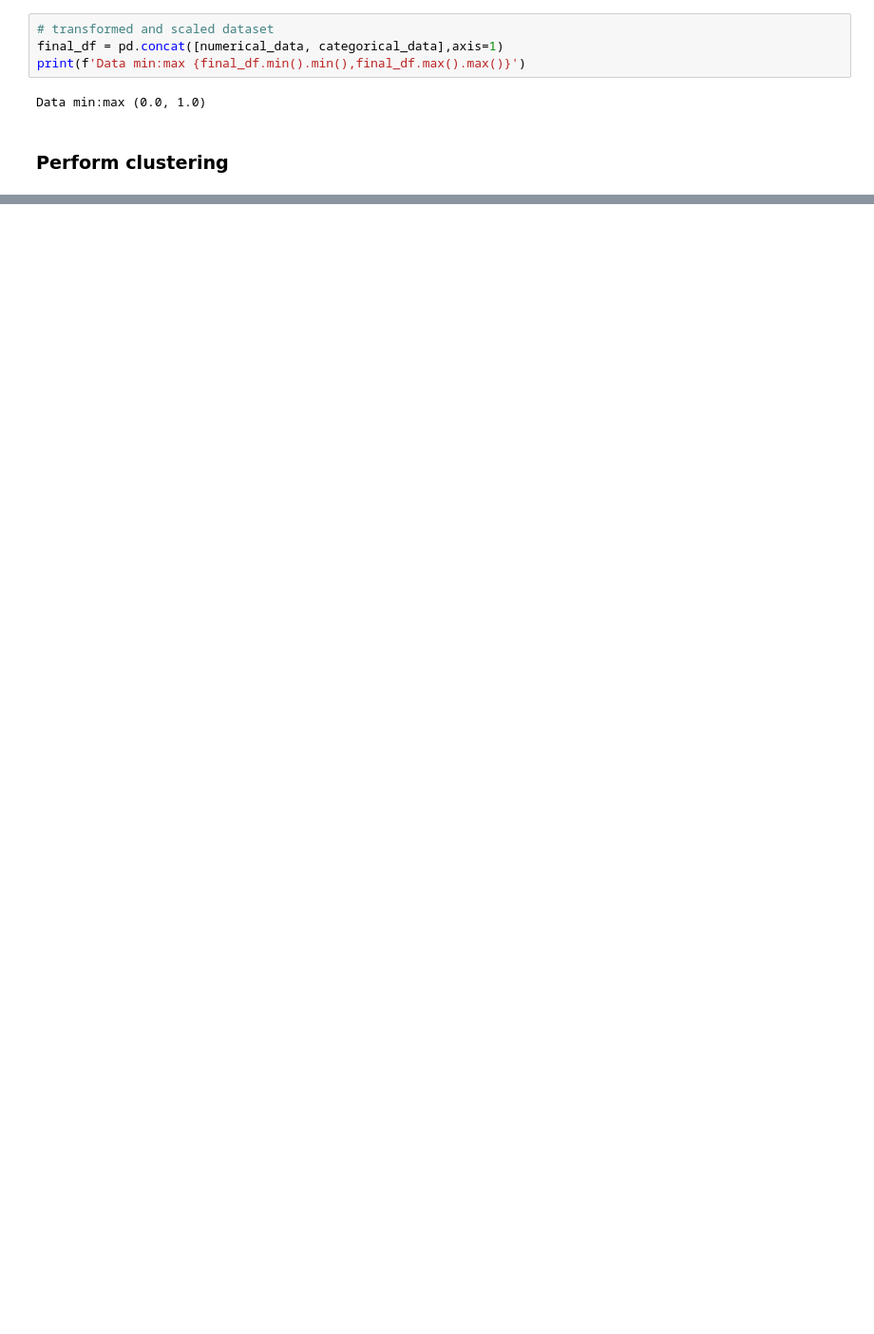
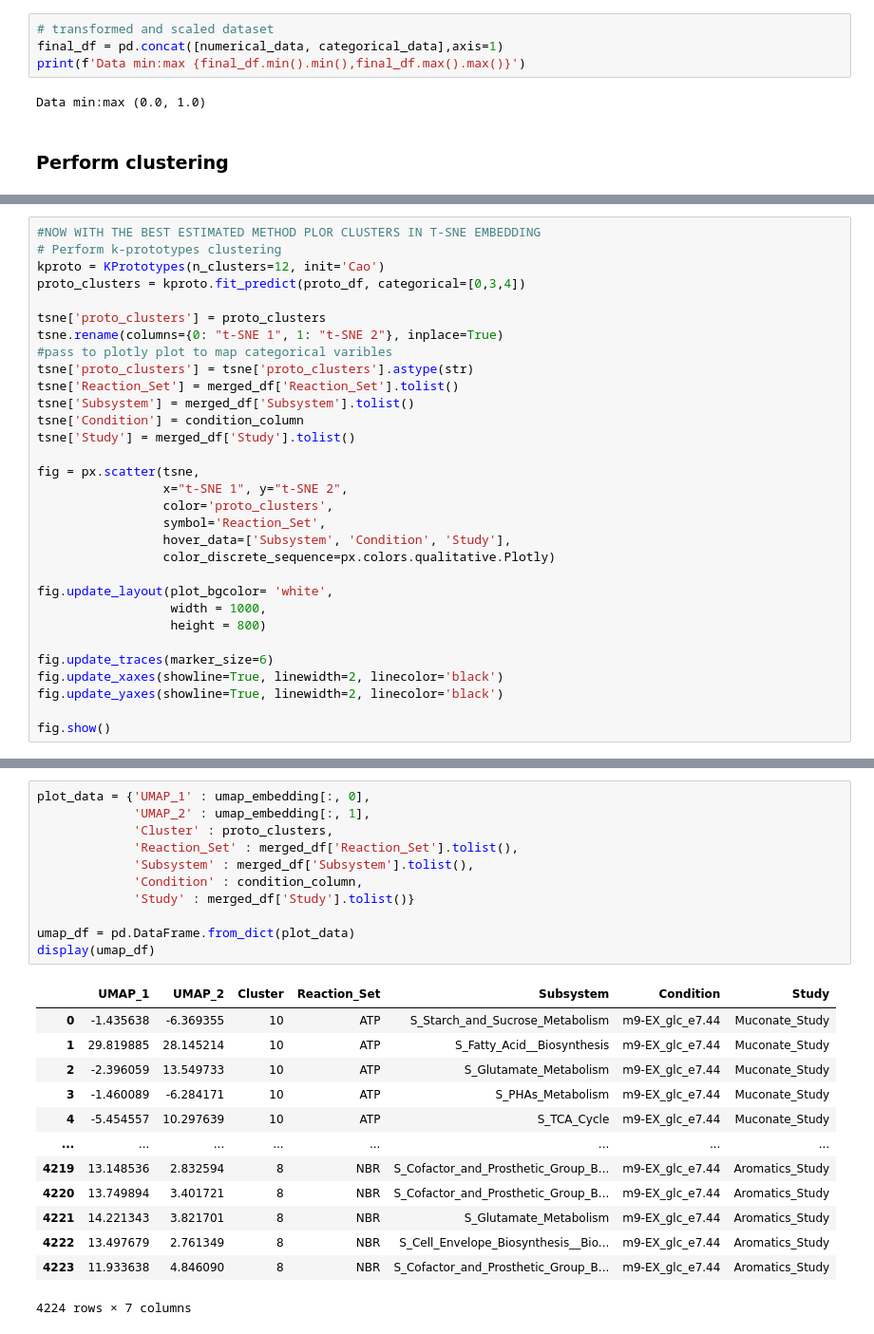
Before and after one commit to extrevaro/e-merlin, a Jupyter notebook: Clustering_analysis_of_reaction_sets.ipynb, the cells around one changed output, grey strips where cells are left out. Shown at 95% size. Cells and saved outputs as stored; diff of their text form; blank space fills up the shorter version.

```diff
--- a/Clustering_analysis_of_reaction_sets.ipynb
+++ b/Clustering_analysis_of_reaction_sets.ipynb
@@ -274,0 +320,31 @@ cluster_rxn_study_dict
+# %%
+#NOW WITH THE BEST ESTIMATED METHOD PLOR CLUSTERS IN T-SNE EMBEDDING
+# Perform k-prototypes clustering
+kproto = KPrototypes(n_clusters=12, init='Cao')
+proto_clusters = kproto.fit_predict(proto_df, categorical=[0,3,4])
+
+tsne['proto_clusters'] = proto_clusters
+tsne.rename(columns={0: "t-SNE 1", 1: "t-SNE 2"}, inplace=True)
+#pass to plotly plot to map categorical varibles
+tsne['proto_clusters'] = tsne['proto_clusters'].astype(str)
+tsne['Reaction_Set'] = merged_df['Reaction_Set'].tolist()
+tsne['Subsystem'] = merged_df['Subsystem'].tolist()
+tsne['Condition'] = condition_column
+tsne['Study'] = merged_df['Study'].tolist()
+
+fig = px.scatter(tsne,
+                 x="t-SNE 1", y="t-SNE 2",
+                 color='proto_clusters',
+                 symbol='Reaction_Set',
+                 hover_data=['Subsystem', 'Condition', 'Study'],
+                 color_discrete_sequence=px.colors.qualitative.Plotly)
+
+fig.update_layout(plot_bgcolor= 'white',
+                  width = 1000,
+                  height = 800)
+
+fig.update_traces(marker_size=6)
+fig.update_xaxes(showline=True, linewidth=2, linecolor='black')
+fig.update_yaxes(showline=True, linewidth=2, linecolor='black')
+
+fig.show()
@@ -338,0 +418,25 @@ fig.show()
+# %%
+plot_data = {'UMAP_1' : umap_embedding[:, 0],
+             'UMAP_2' : umap_embedding[:, 1],
+             'Cluster' : proto_clusters,
+             'Reaction_Set' : merged_df['Reaction_Set'].tolist(),
+             'Subsystem' : merged_df['Subsystem'].tolist(),
+             'Condition' : condition_column,
+             'Study' : merged_df['Study'].tolist()}
+
+umap_df = pd.DataFrame.from_dict(plot_data)
+display(umap_df)
+# %% [output]
+|  | UMAP_1 | UMAP_2 | Cluster | Reaction_Set | Subsystem | Condition | Study |
+| 0 | -1.435638 | -6.369355 | 10 | ATP | S_Starch_and_Sucrose_Metabolism | m9-EX_glc_e7.44 | Muconate_Study |
+| 1 | 29.819885 | 28.145214 | 10 | ATP | S_Fatty_Acid__Biosynthesis | m9-EX_glc_e7.44 | Muconate_Study |
+| 2 | -2.396059 | 13.549733 | 10 | ATP | S_Glutamate_Metabolism | m9-EX_glc_e7.44 | Muconate_Study |
+| 3 | -1.460089 | -6.284171 | 10 | ATP | S_PHAs_Metabolism | m9-EX_glc_e7.44 | Muconate_Study |
+| 4 | -5.454557 | 10.297639 | 10 | ATP | S_TCA_Cycle | m9-EX_glc_e7.44 | Muconate_Study |
+| ... | ... | ... | ... | ... | ... | ... | ... |
+| 4219 | 13.148536 | 2.832594 | 8 | NBR | S_Cofactor_and_Prosthetic_Group_B... | m9-EX_glc_e7.44 | Aromatics_Study |
+| 4220 | 13.749894 | 3.401721 | 8 | NBR | S_Cofactor_and_Prosthetic_Group_B... | m9-EX_glc_e7.44 | Aromatics_Study |
+| 4221 | 14.221343 | 3.821701 | 8 | NBR | S_Glutamate_Metabolism | m9-EX_glc_e7.44 | Aromatics_Study |
+| 4222 | 13.497679 | 2.761349 | 8 | NBR | S_Cell_Envelope_Biosynthesis__Bio... | m9-EX_glc_e7.44 | Aromatics_Study |
+| 4223 | 11.933638 | 4.846090 | 8 | NBR | S_Cofactor_and_Prosthetic_Group_B... | m9-EX_glc_e7.44 | Aromatics_Study |
+4224 rows × 7 columns
```
Also changed, not shown: parts of 25 cells of this notebook.
